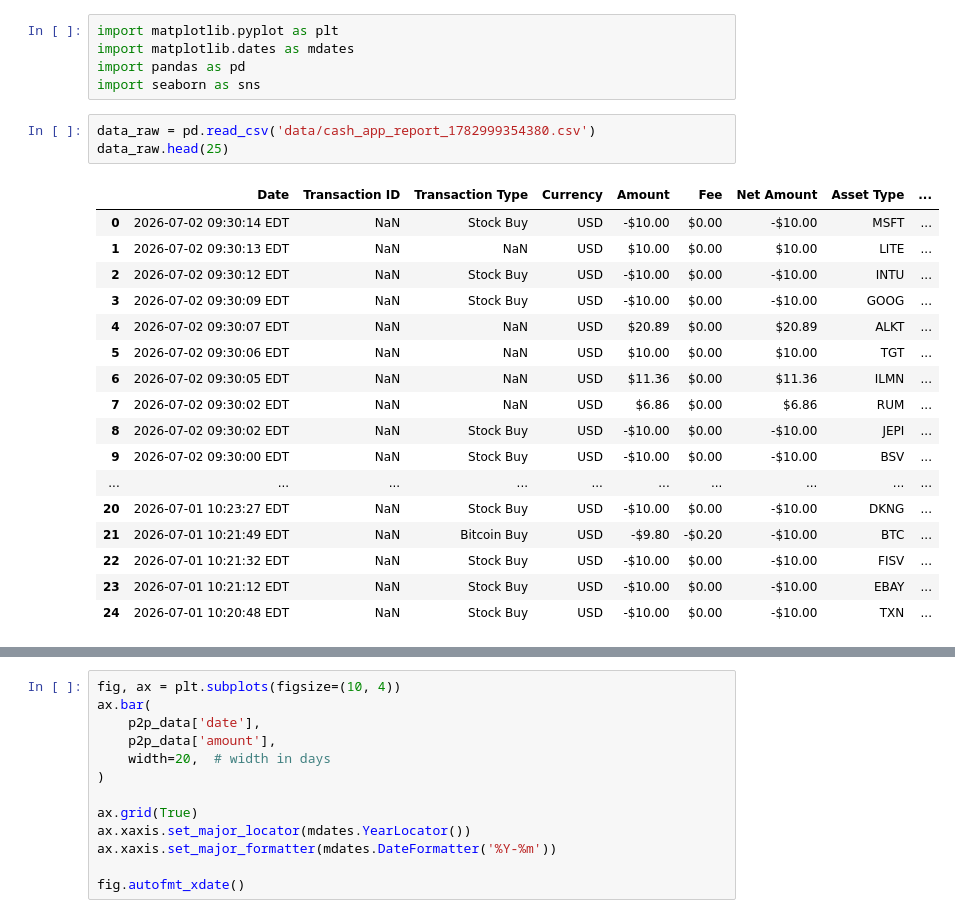
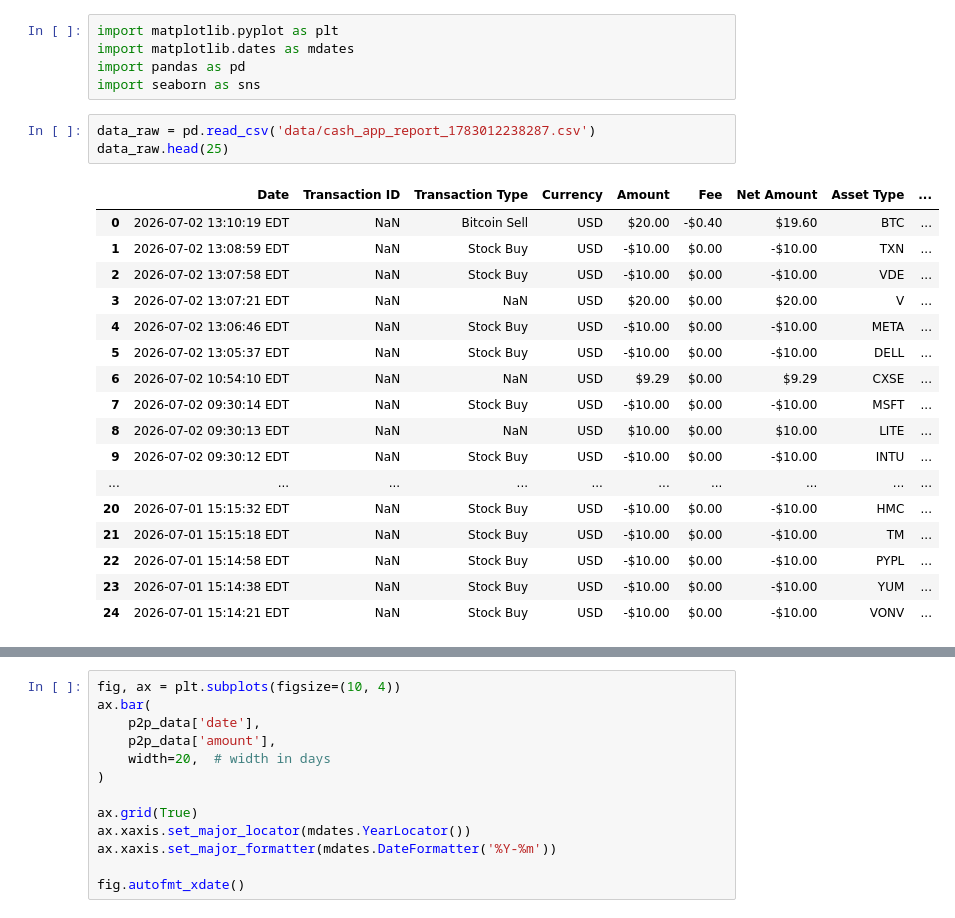
Before and after one commit to matthagy/cashapp_analysis, a Jupyter notebook: scratch0.ipynb, the cells around one changed output, grey strips where cells are left out. Drawn from its saved outputs; the diff is of its cells as text.

```diff
--- a/scratch0.ipynb
+++ b/scratch0.ipynb
@@ -11,26 +11,26 @@ import matplotlib.dates as mdates
 import pandas as pd
 import seaborn as sns
 # %%
-data_raw = pd.read_csv('data/cash_app_report_1782999354380.csv')
+data_raw = pd.read_csv('data/cash_app_report_1783012238287.csv')
 data_raw.head(25)
 # %% [output]
 |  | Date | Transaction ID | Transaction Type | Currency | Amount | Fee | Net Amount | Asset Type | ... |
-| 0 | 2026-07-02 09:30:14 EDT | NaN | Stock Buy | USD | -$10.00 | $0.00 | -$10.00 | MSFT | ... |
-| 1 | 2026-07-02 09:30:13 EDT | NaN | NaN | USD | $10.00 | $0.00 | $10.00 | LITE | ... |
-| 2 | 2026-07-02 09:30:12 EDT | NaN | Stock Buy | USD | -$10.00 | $0.00 | -$10.00 | INTU | ... |
-| 3 | 2026-07-02 09:30:09 EDT | NaN | Stock Buy | USD | -$10.00 | $0.00 | -$10.00 | GOOG | ... |
-| 4 | 2026-07-02 09:30:07 EDT | NaN | NaN | USD | $20.89 | $0.00 | $20.89 | ALKT | ... |
-| 5 | 2026-07-02 09:30:06 EDT | NaN | NaN | USD | $10.00 | $0.00 | $10.00 | TGT | ... |
-| 6 | 2026-07-02 09:30:05 EDT | NaN | NaN | USD | $11.36 | $0.00 | $11.36 | ILMN | ... |
-| 7 | 2026-07-02 09:30:02 EDT | NaN | NaN | USD | $6.86 | $0.00 | $6.86 | RUM | ... |
-| 8 | 2026-07-02 09:30:02 EDT | NaN | Stock Buy | USD | -$10.00 | $0.00 | -$10.00 | JEPI | ... |
-| 9 | 2026-07-02 09:30:00 EDT | NaN | Stock Buy | USD | -$10.00 | $0.00 | -$10.00 | BSV | ... |
+| 0 | 2026-07-02 13:10:19 EDT | NaN | Bitcoin Sell | USD | $20.00 | -$0.40 | $19.60 | BTC | ... |
+| 1 | 2026-07-02 13:08:59 EDT | NaN | Stock Buy | USD | -$10.00 | $0.00 | -$10.00 | TXN | ... |
+| 2 | 2026-07-02 13:07:58 EDT | NaN | Stock Buy | USD | -$10.00 | $0.00 | -$10.00 | VDE | ... |
+| 3 | 2026-07-02 13:07:21 EDT | NaN | NaN | USD | $20.00 | $0.00 | $20.00 | V | ... |
+| 4 | 2026-07-02 13:06:46 EDT | NaN | Stock Buy | USD | -$10.00 | $0.00 | -$10.00 | META | ... |
+| 5 | 2026-07-02 13:05:37 EDT | NaN | Stock Buy | USD | -$10.00 | $0.00 | -$10.00 | DELL | ... |
+| 6 | 2026-07-02 10:54:10 EDT | NaN | NaN | USD | $9.29 | $0.00 | $9.29 | CXSE | ... |
+| 7 | 2026-07-02 09:30:14 EDT | NaN | Stock Buy | USD | -$10.00 | $0.00 | -$10.00 | MSFT | ... |
+| 8 | 2026-07-02 09:30:13 EDT | NaN | NaN | USD | $10.00 | $0.00 | $10.00 | LITE | ... |
+| 9 | 2026-07-02 09:30:12 EDT | NaN | Stock Buy | USD | -$10.00 | $0.00 | -$10.00 | INTU | ... |
 | ... | ... | ... | ... | ... | ... | ... | ... | ... | ... |
-| 20 | 2026-07-01 10:23:27 EDT | NaN | Stock Buy | USD | -$10.00 | $0.00 | -$10.00 | DKNG | ... |
-| 21 | 2026-07-01 10:21:49 EDT | NaN | Bitcoin Buy | USD | -$9.80 | -$0.20 | -$10.00 | BTC | ... |
-| 22 | 2026-07-01 10:21:32 EDT | NaN | Stock Buy | USD | -$10.00 | $0.00 | -$10.00 | FISV | ... |
-| 23 | 2026-07-01 10:21:12 EDT | NaN | Stock Buy | USD | -$10.00 | $0.00 | -$10.00 | EBAY | ... |
-| 24 | 2026-07-01 10:20:48 EDT | NaN | Stock Buy | USD | -$10.00 | $0.00 | -$10.00 | TXN | ... |
+| 20 | 2026-07-01 15:15:32 EDT | NaN | Stock Buy | USD | -$10.00 | $0.00 | -$10.00 | HMC | ... |
+| 21 | 2026-07-01 15:15:18 EDT | NaN | Stock Buy | USD | -$10.00 | $0.00 | -$10.00 | TM | ... |
+| 22 | 2026-07-01 15:14:58 EDT | NaN | Stock Buy | USD | -$10.00 | $0.00 | -$10.00 | PYPL | ... |
+| 23 | 2026-07-01 15:14:38 EDT | NaN | Stock Buy | USD | -$10.00 | $0.00 | -$10.00 | YUM | ... |
+| 24 | 2026-07-01 15:14:21 EDT | NaN | Stock Buy | USD | -$10.00 | $0.00 | -$10.00 | VONV | ... |
 # %%
 data_raw[data_raw['Transaction Type'].isna()].sample(10, random_state=0xCAFE)
 # %% [output]
```
Also changed, not shown: parts of 50 cells of this notebook, 1 other file.
